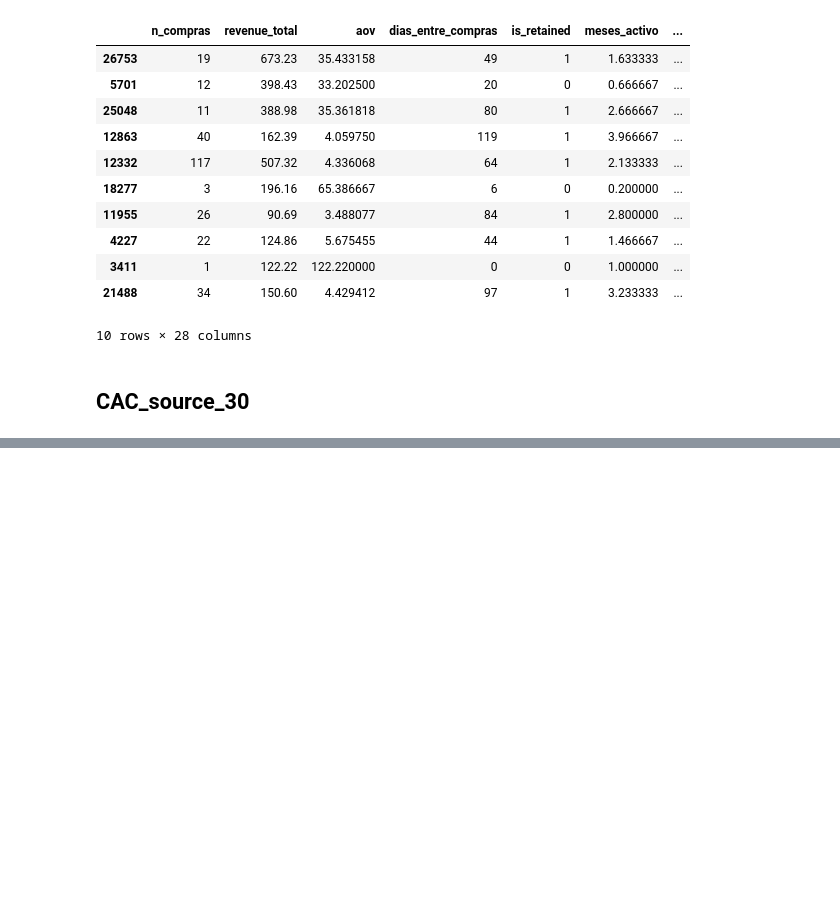
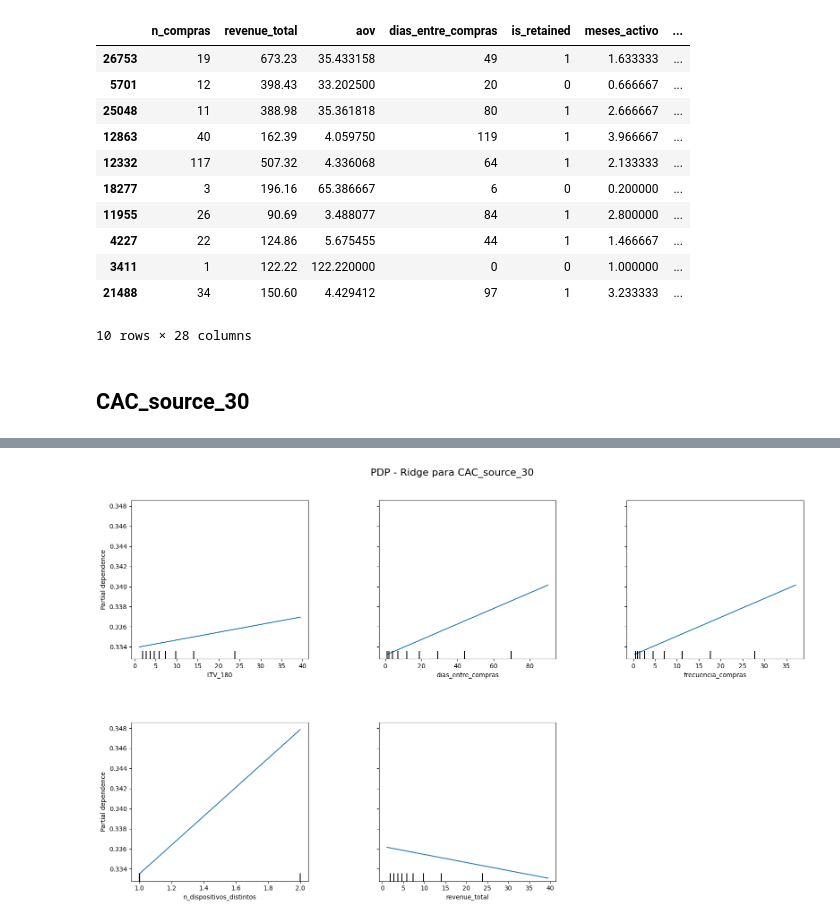
Before and after one commit to maemiliarv/DataMiningProyectoFinal, a Jupyter notebook: notebooks/04_explicabilidad_Diagnostico.ipynb, the cells around one changed output, grey strips where cells are left out. Cells and saved outputs as stored; diff of their text form; code cells hidden in the pictures; blank space fills up the shorter version.

```diff
--- a/notebooks/04_explicabilidad_Diagnostico.ipynb
+++ b/notebooks/04_explicabilidad_Diagnostico.ipynb
@@ -186,0 +191,3 @@ df_errores.sort_values('error_abs', ascending=False).head(10)
+# %%
+# Filtrar filas con datos completos para CAC
+df_cac = df.dropna(subset=['CAC_source_30'])
@@ -186,0 +203,6 @@ df_errores.sort_values('error_abs', ascending=False).head(10)
+# %%
+# Dividir el dataset
+train, val, test = dividir_dataset(df_cac)
+
+X_val_cac = val.drop(columns=columnas_excluir)
+y_val_cac = val['CAC_source_30']
@@ -186,0 +242,32 @@ df_errores.sort_values('error_abs', ascending=False).head(10)
+# %%
+X_val_cac = X_val_cac.dropna()
+y_val_cac = y_val_cac.loc[X_val_cac.index]
+# %%
+from sklearn.inspection import PartialDependenceDisplay
+import matplotlib.pyplot as plt
+
+# Features para PDP (de acuerdo a lo que has seleccionado)
+features_pdp_cac = ['LTV_180', 'dias_entre_compras', 'frecuencia_compras', 'n_dispositivos_distintos', 'revenue_total']
+
+# Generar el gráfico PDP para Ridge
+fig, ax = plt.subplots(figsize=(16, 10))
+
+# Mostrar PDP para las features seleccionadas
+PartialDependenceDisplay.from_estimator(
+    ridge_model,
+    X_val_cac,
+    features=features_pdp_cac,
+    feature_names=X_val_cac.columns,
+    grid_resolution=50,
+    ax=ax,
+    n_cols=3,
+    kind='average'
+)
+
+# Añadir título y ajustar el diseño de los gráficos
+plt.suptitle('PDP - Ridge para CAC_source_30', fontsize=16)
+plt.subplots_adjust(hspace=0.4, wspace=0.4)
+plt.tight_layout(rect=[0, 0, 1, 0.96])
+plt.show()
+# %% [output]
+[figure, added]
```
Also changed, not shown: parts of 8 cells of this notebook, 2 other files.
